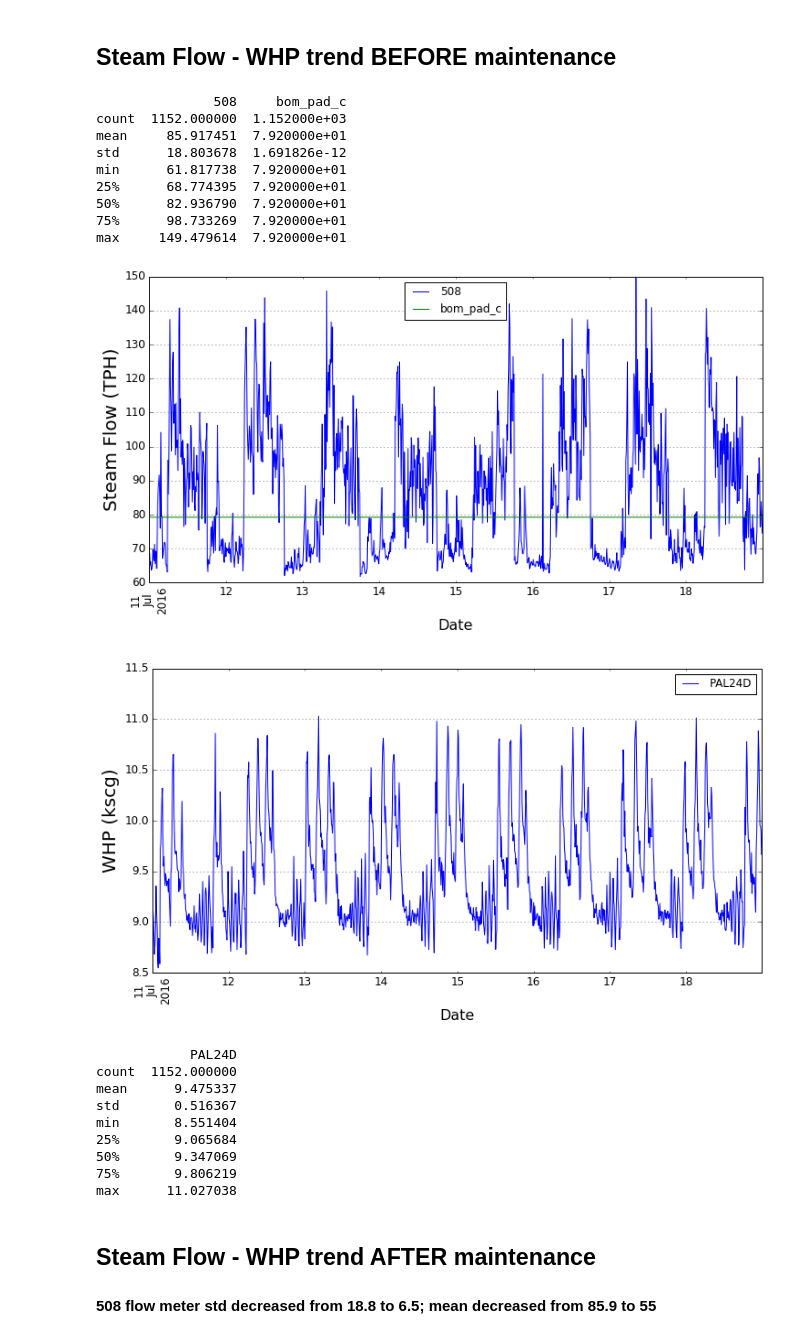
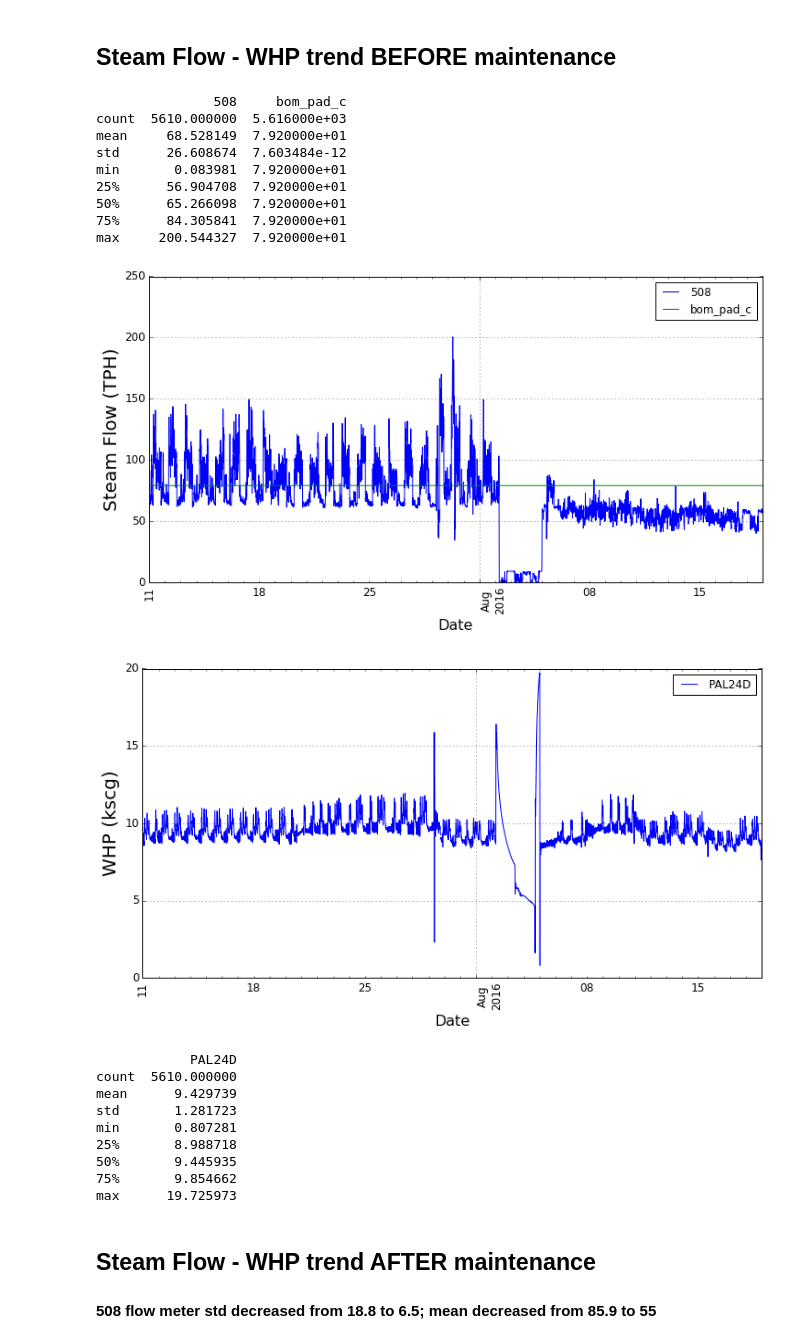
Before and after one commit to vmcallos/sf_data-visualization, a Jupyter notebook: SF_PRS.ipynb, the cells around one changed output. Saved outputs shown, nothing was run; the diff lists cells and outputs as text; code cells hidden in the pictures.

```diff
--- a/SF_PRS.ipynb
+++ b/SF_PRS.ipynb
@@ -11,6 +11,8 @@ import numpy as np
 # %%
 df = pd.read_csv("sf_data.csv")#,sep=',',index_col="Date",parse_dates=True)
 df.index = df['Date']
+df['sr_u1'] = df['701']/(df['Unit1']*3.6)
+df['sr_u2'] = df['702']/(df['Unit2']*3.6)
 df['mwe_total'] = df['Unit1'] + df['Unit2']
 df['sf_total'] = df['701'] + df['702']
 df['sf_bo_total'] = df['701'] + df['702'] + df['701a'] + df['702a'] + df['701b'] + df['702b'] + \
@@ -155,39 +258,39 @@ df_temp.corr()
 # %%
 """Define Date Range Here"""
 start_date = '2016-07-11 00:00:00'
-end_date = '2016-07-18 23:50:00'
+end_date = '2016-08-18 23:50:00'
 dates = pd.date_range (start_date, end_date, freq='10min')
 
 variables = ['Date', '508', 'bom_pad_c']
 df_temp = get_data(dates, df, variables)
 print df_temp.describe()
 plot_data(df_temp, yl_sf, title)
 
 variables = ['Date', 'PAL24D']
 df_temp = get_data(dates, df, variables)
 plot_data(df_temp, yl_whp, title)
 print df_temp.describe()
 # %% [output]
                508     bom_pad_c
-count  1152.000000  1.152000e+03
-mean     85.917451  7.920000e+01
-std      18.803678  1.691826e-12
-min      61.817738  7.920000e+01
-25%      68.774395  7.920000e+01
-50%      82.936790  7.920000e+01
-75%      98.733269  7.920000e+01
-max     149.479614  7.920000e+01
+count  5610.000000  5.616000e+03
+mean     68.528149  7.920000e+01
+std      26.608674  7.603484e-12
+min       0.083981  7.920000e+01
+25%      56.904708  7.920000e+01
+50%      65.266098  7.920000e+01
+75%      84.305841  7.920000e+01
+max     200.544327  7.920000e+01
-[figure, old version]
+[figure, new version]
-[figure, old version]
+[figure, new version]
             PAL24D
-count  1152.000000
-mean      9.475337
-std       0.516367
-min       8.551404
-25%       9.065684
-50%       9.347069
-75%       9.806219
-max      11.027038
+count  5610.000000
+mean      9.429739
+std       1.281723
+min       0.807281
+25%       8.988718
+50%       9.445935
+75%       9.854662
+max      19.725973
 # %% [markdown]
 ## Steam Flow - WHP trend AFTER maintenance
 
```
Also changed, not shown: parts of 18 cells of this notebook, 1 other file.
